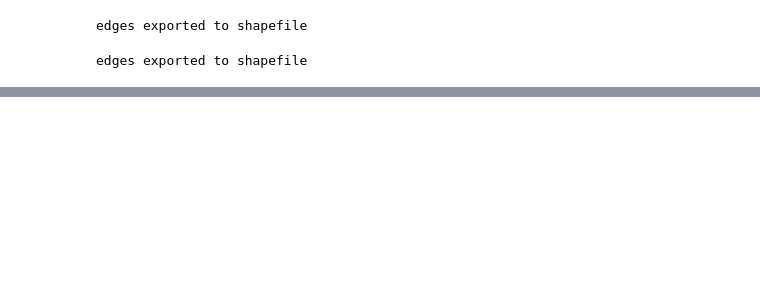
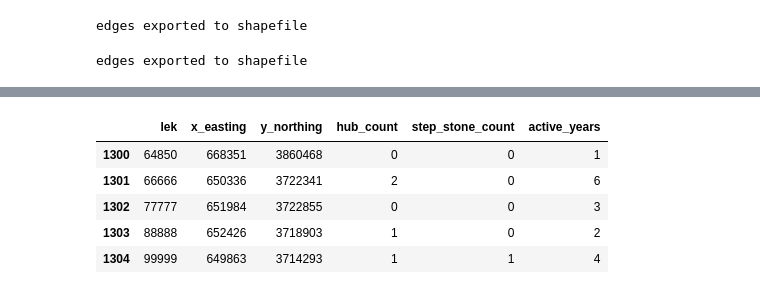
Before and after one commit to jdawsey/LEPC_Structural_Connectivity, a Jupyter notebook: igraph_scripts/igraph/all_leks_networks.ipynb, the cells around one changed output, grey strips where cells are left out. Saved outputs shown, nothing was run; the diff lists cells and outputs as text; code cells hidden in the pictures; blank space fills up the shorter version.

```diff
--- a/igraph_scripts/igraph/all_leks_networks.ipynb
+++ b/igraph_scripts/igraph/all_leks_networks.ipynb
@@ -266,0 +702,23 @@ edges exported to shapefile
+# %%
+df_bc_ad = df[df['graph_type'] == 'avg_dsp']
+
+
+# Count how many times each lek has been a hub, the number of active years, and exceedances of the 90th quantile
+hub_counts_bc_ad = df_bc_ad.groupby(['lek', 'x_easting', 'y_northing']).agg(
+    hub_count=('is_hub', 'sum'),
+    step_stone_count = ('is_step_stone', 'sum'),
+    active_years=('centrality_score', 'count'),  # Counts active years
+).reset_index()
+
+
+# Step 3: Save to CSV
+hub_counts_bc_ad.to_csv('E:/!!Research/!!!Data/graph_analysis/igraph_metrics_data/all_leks_metrics/redone/avg_dsp_summed_stepping_stones.csv', index=False)
+
+hub_counts_bc_ad.tail()
+# %% [output]
+|  | lek | x_easting | y_northing | hub_count | step_stone_count | active_years |
+| 1300 | 64850 | 668351 | 3860468 | 0 | 0 | 1 |
+| 1301 | 66666 | 650336 | 3722341 | 2 | 0 | 6 |
+| 1302 | 77777 | 651984 | 3722855 | 0 | 0 | 3 |
+| 1303 | 88888 | 652426 | 3718903 | 1 | 0 | 2 |
+| 1304 | 99999 | 649863 | 3714293 | 1 | 1 | 4 |
```
Also changed, not shown: parts of 20 cells of this notebook, 1 other file.
